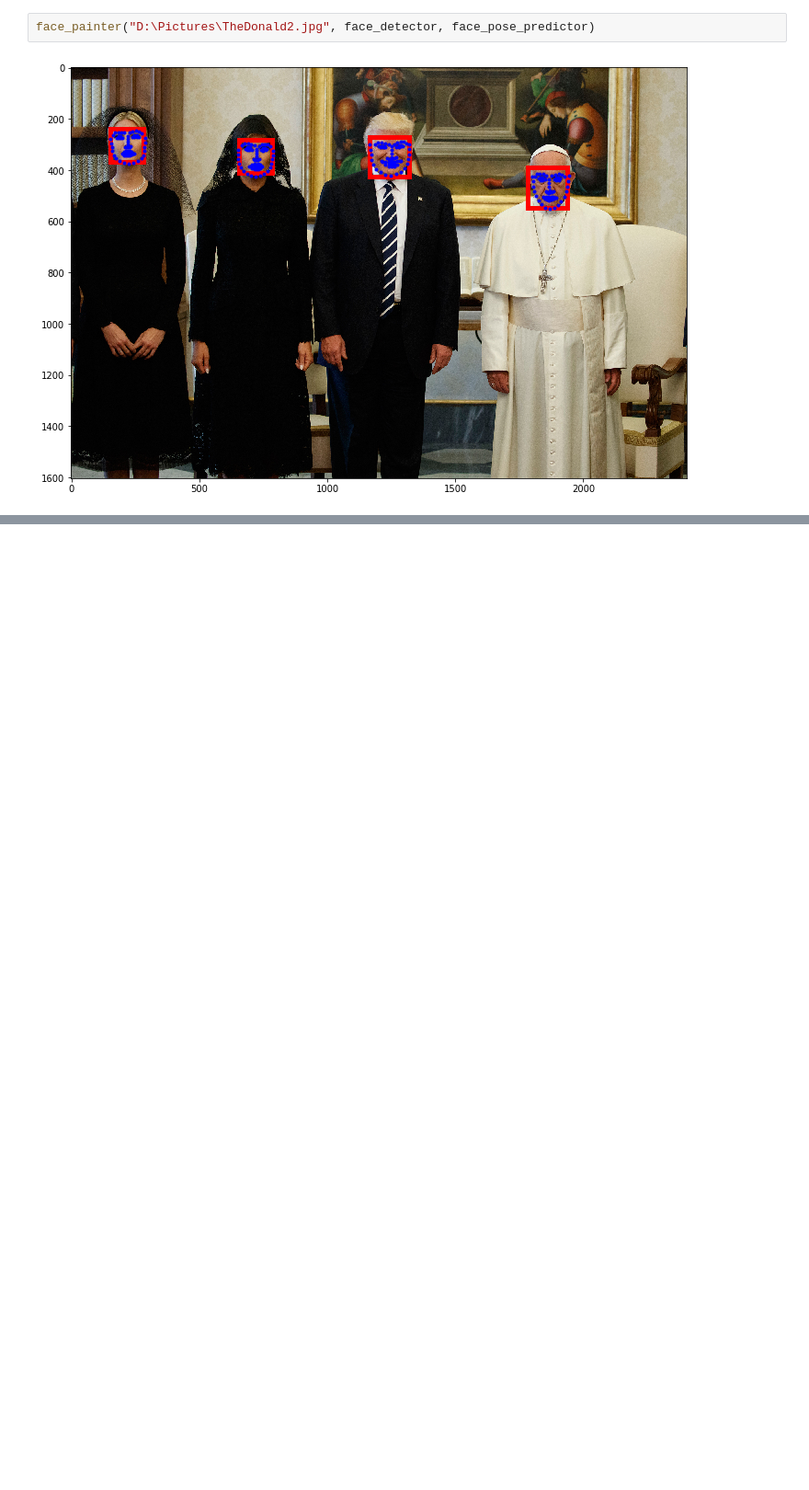
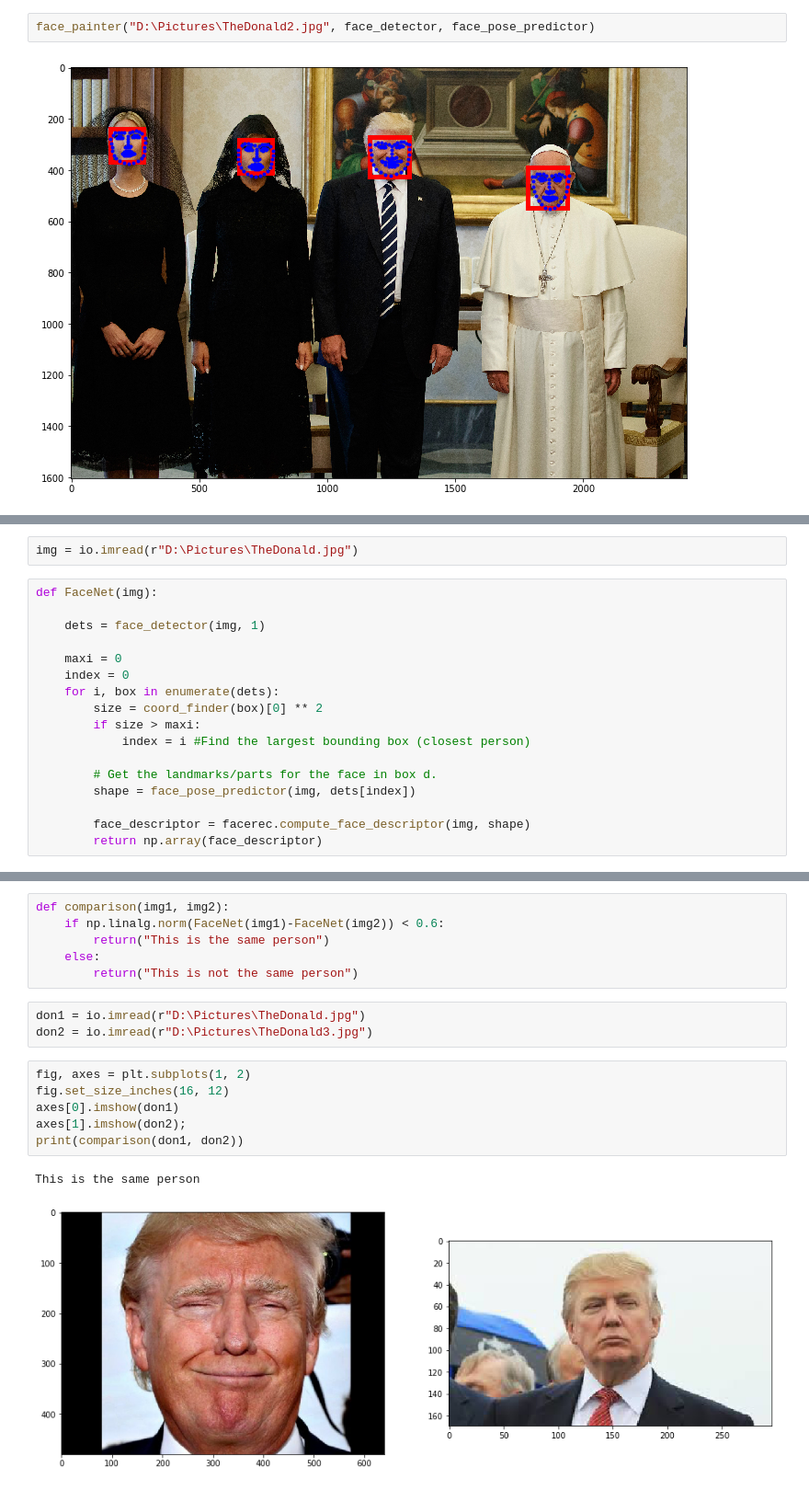
Before and after one commit to James-Brooke/ML_Projects, a Jupyter notebook: Detecting faces in images.ipynb, the cells around one changed output, grey strips where cells are left out. Shown at 92% size. Drawn from its saved outputs; the diff is of its cells as text; blank space fills up the shorter version.

Commit message:
Added comparisons

```diff
--- a/Detecting faces in images.ipynb
+++ b/Detecting faces in images.ipynb
@@ -76,0 +83,19 @@ face_painter("D:\Pictures\TheDonald2.jpg", face_detector, face_pose_predictor)
+# %%
+img = io.imread(r"D:\Pictures\TheDonald.jpg")
+# %%
+def FaceNet(img):
+
+    dets = face_detector(img, 1)
+
+    maxi = 0
+    index = 0
+    for i, box in enumerate(dets):
+        size = coord_finder(box)[0] ** 2
+        if size > maxi:
+            index = i #Find the largest bounding box (closest person)
+
+        # Get the landmarks/parts for the face in box d.
+        shape = face_pose_predictor(img, dets[index])
+
+        face_descriptor = facerec.compute_face_descriptor(img, shape)
+        return np.array(face_descriptor)
@@ -76,0 +122,18 @@ face_painter("D:\Pictures\TheDonald2.jpg", face_detector, face_pose_predictor)
+# %%
+def comparison(img1, img2):
+    if np.linalg.norm(FaceNet(img1)-FaceNet(img2)) < 0.6:
+        return("This is the same person")
+    else:
+        return("This is not the same person")
+# %%
+don1 = io.imread(r"D:\Pictures\TheDonald.jpg")
+don2 = io.imread(r"D:\Pictures\TheDonald3.jpg")
+# %%
+fig, axes = plt.subplots(1, 2)
+fig.set_size_inches(16, 12)
+axes[0].imshow(don1)
+axes[1].imshow(don2);
+print(comparison(don1, don2))
+# %% [output]
+This is the same person
+[figure, added]
```
Also changed, not shown: parts of 10 cells of this notebook, 1 other file.
